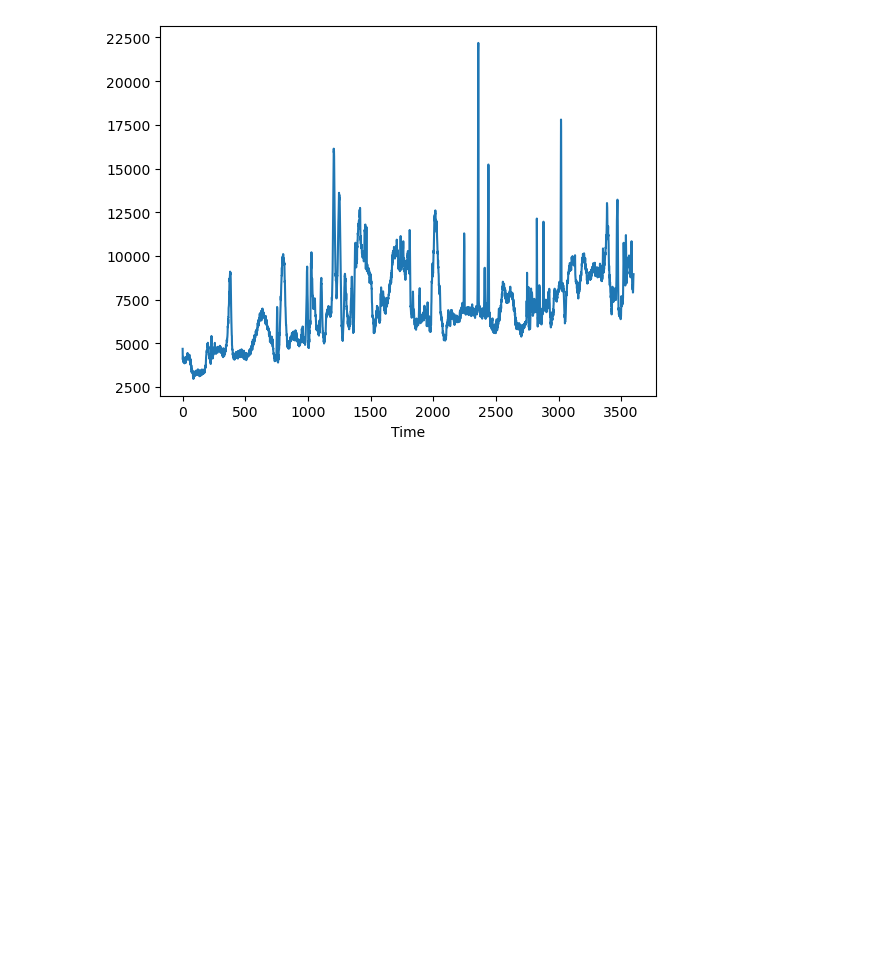
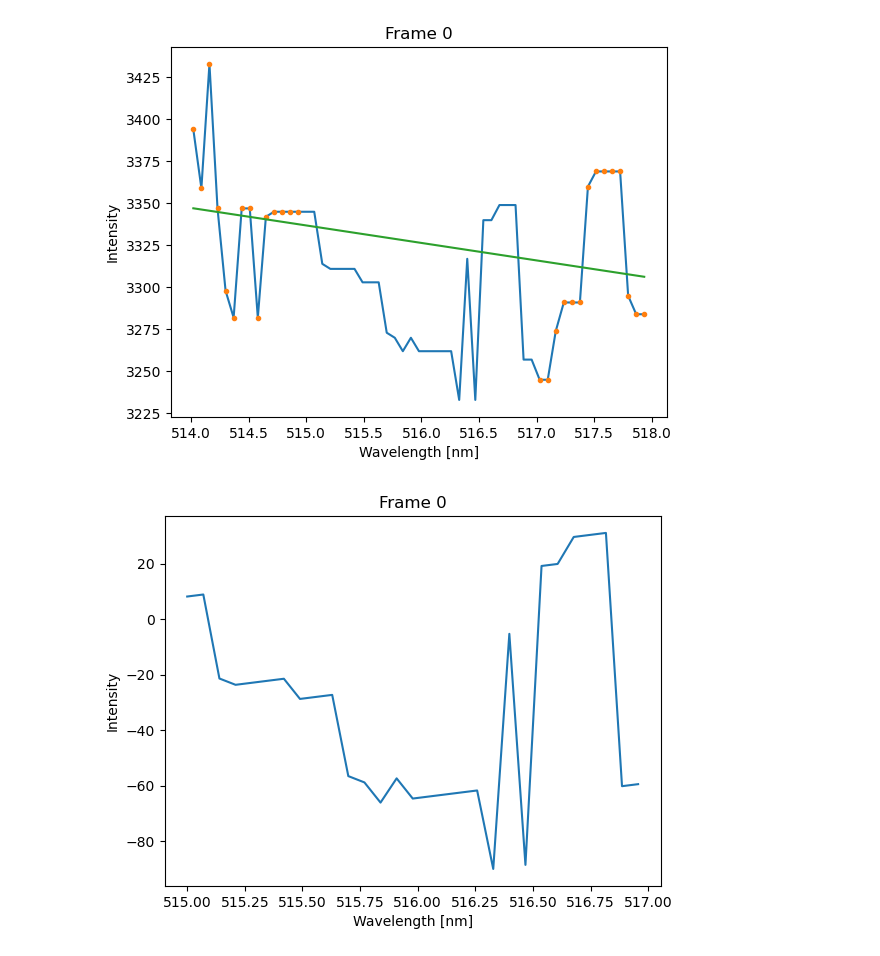
Before and after one commit to ohnoresearchgroup/shgProcessing, a Jupyter notebook: ExampleSHGfromCCD.ipynb, the cells around one changed output. Drawn from its saved outputs; the diff is of its cells as text; code cells hidden in the pictures; blank space fills up the shorter version.

```diff
--- a/ExampleSHGfromCCD.ipynb
+++ b/ExampleSHGfromCCD.ipynb
@@ -23,4 +31,14 @@ shg_pH5.backgroundSubtract([515.5,519])
-# %%
-shg_pH5.plotIntensities()
-# %% [output]
-[figure, removed]
+# %%
+name = path + "CVpH5pt0.csv"
+
+
+shg_pH5pt0 = SHGfromCCD(name)
+
+#indices to the below function should be chosen to produce a 1 nm range of background
+#on either side of the peak (shown in the orange circles)
+shg_pH5pt0.backgroundSubtract([514,518])
+shg_pH5pt0.plotIntensities()
+(shg_pH5pt0_mean,shg_pH5pt0_std) = shg_pH5pt0.getMean()
+# %% [output]
+[figure, added]
+[figure, added]
```
Also changed, not shown: parts of 6 cells of this notebook, 5 other files.
